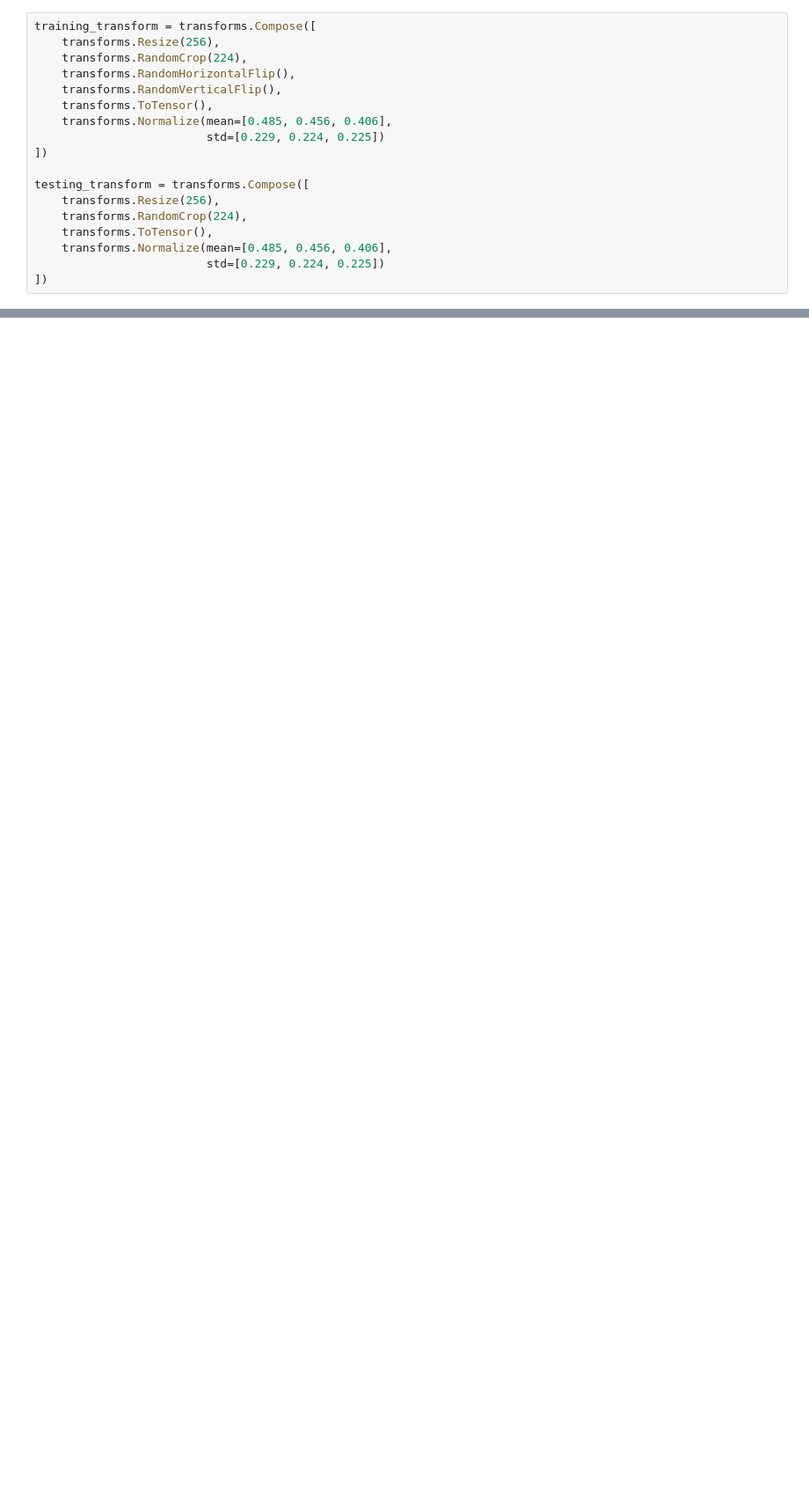
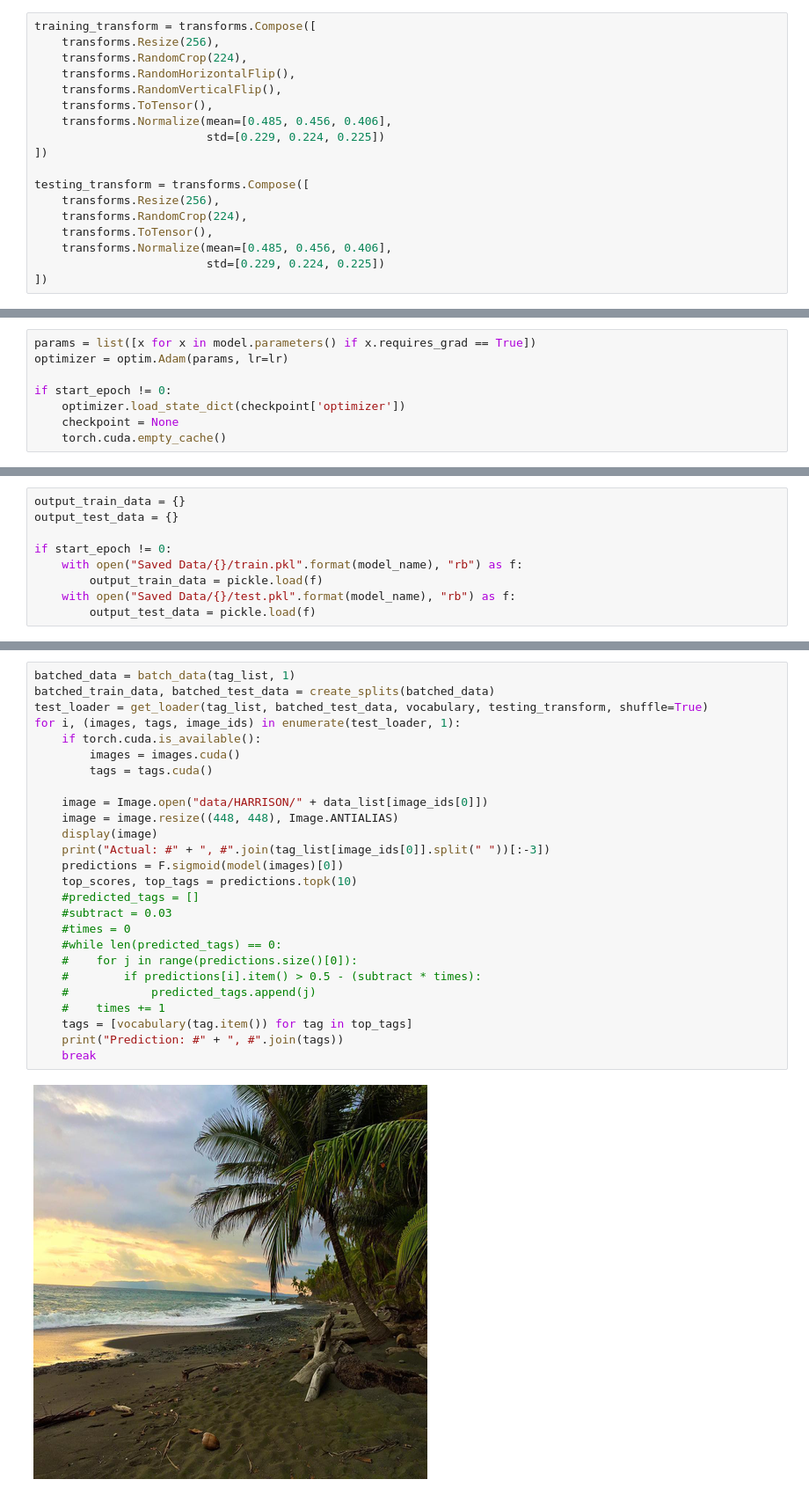
Before and after one commit to Andrew03/Hashtag-Generation, a Jupyter notebook: Master ResNet-152 Multilabel.ipynb, the cells around one changed output, grey strips where cells are left out. Shown at 88% size. Drawn from its saved outputs; the diff is of its cells as text; blank space fills up the shorter version.

```diff
--- a/Master VGG-16 No Hidden Init.ipynb
+++ b/Master ResNet-152 Multilabel.ipynb
@@ -491,0 +324,8 @@ plt.show()
+# %%
+params = list([x for x in model.parameters() if x.requires_grad == True])
+optimizer = optim.Adam(params, lr=lr)
+
+if start_epoch != 0:
+    optimizer.load_state_dict(checkpoint['optimizer'])
+    checkpoint = None
+    torch.cuda.empty_cache()
@@ -491,0 +335,9 @@ plt.show()
+# %%
+output_train_data = {}
+output_test_data = {}
+
+if start_epoch != 0:
+    with open("Saved Data/{}/train.pkl".format(model_name), "rb") as f:
+        output_train_data = pickle.load(f)
+    with open("Saved Data/{}/test.pkl".format(model_name), "rb") as f:
+        output_test_data = pickle.load(f)
@@ -491,0 +475,28 @@ plt.show()
+# %%
+batched_data = batch_data(tag_list, 1)
+batched_train_data, batched_test_data = create_splits(batched_data)
+test_loader = get_loader(tag_list, batched_test_data, vocabulary, testing_transform, shuffle=True)
+for i, (images, tags, image_ids) in enumerate(test_loader, 1):
+    if torch.cuda.is_available():
+        images = images.cuda()
+        tags = tags.cuda()
+
+    image = Image.open("data/HARRISON/" + data_list[image_ids[0]])
+    image = image.resize((448, 448), Image.ANTIALIAS)
+    display(image)
+    print("Actual: #" + ", #".join(tag_list[image_ids[0]].split(" "))[:-3])
+    predictions = F.sigmoid(model(images)[0])
+    top_scores, top_tags = predictions.topk(10)
+    #predicted_tags = []
+    #subtract = 0.03
+    #times = 0
+    #while len(predicted_tags) == 0:
+    #    for j in range(predictions.size()[0]):
+    #        if predictions[i].item() > 0.5 - (subtract * times):
+    #            predicted_tags.append(j)
+    #    times += 1
+    tags = [vocabulary(tag.item()) for tag in top_tags]
+    print("Prediction: #" + ", #".join(tags))
+    break
+# %% [output]
+[figure, added]
```
Also changed, not shown: parts of 56 cells of this notebook, 6 other files.
